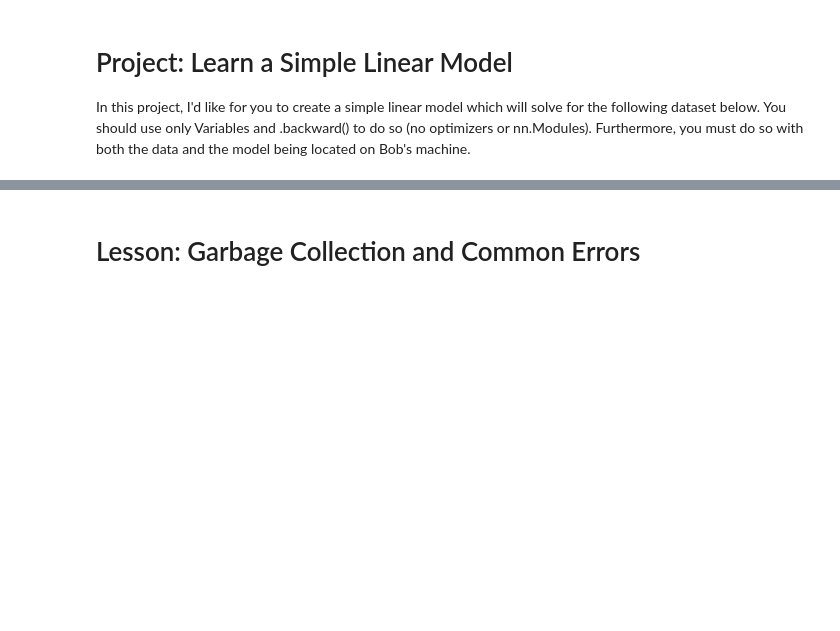
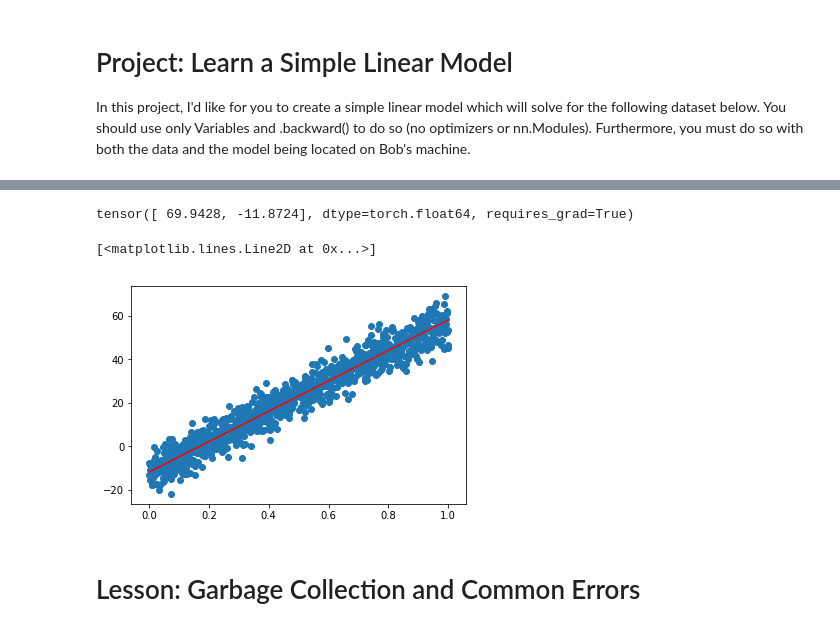
Before and after one commit to mtasende/secure-and-private-ai, a Jupyter notebook: l3_differential_privacy/Section 2 - Federated Learning.ipynb, the cells around one changed output, grey strips where cells are left out. Drawn from its saved outputs; the diff is of its cells as text; code cells hidden in the pictures; blank space fills up the shorter version.

```diff
--- a/l3_differential_privacy/Section 2 - Federated Learning.ipynb
+++ b/l3_differential_privacy/Section 2 - Federated Learning.ipynb
@@ -231,0 +245,26 @@ In this project, I'd like for you to create a simple linear model which will sol
+# %%
+# Create the tensors
+x_t = th.tensor(x)
+y_t = th.tensor(y)
+coefs = th.tensor(np.random.randn(2), requires_grad=True)
+eta = th.tensor(0.05)
+
+# Send the tensors
+x_remote = x_t.send(bob)
+y_remote = y_t.send(bob)
+coefs = coefs.send(bob)
+eta = eta.send(bob)
+# %%
+# Operate remotely
+x_big = th.cat((x_remote.view(-1, 1), th.ones_like(x_remote).view(-1, 1)), 1)
+
+for i in range(1000):
+    y_pred = x_big.mm(coefs.view(-1, 1))
+    loss = ((y_remote.view(1, -1) - y_pred.view(1, -1)) ** 2).mean()
+    loss.backward()
+
+    # Gradient descent
+    with th.no_grad():
+        coefs -=  eta * coefs.grad
+    coefs.grad.zero_()
+    print(f'Iteration {i}. Loss: {loss.item()}')
@@ -232,3 +289,18 @@ In this project, I'd like for you to create a simple linear model which will sol
+# %%
+# Retrieve the results
+coefs = coefs.get()
+x_big_local = th.cat([x_t.view(-1, 1), th.ones_like(x_t).view(-1, 1)], 1)
+y_pred = x_big_local.mm(coefs.view(-1, 1))
+coefs
+# %% [output]
+tensor([ 69.9428, -11.8724], dtype=torch.float64, requires_grad=True)
+# %%
+# Show the results
+plt.scatter(x, y)
+plt.plot(x, y_pred.data.numpy(), 'r')
+# %% [output]
+[<matplotlib.lines.Line2D at 0x...>]
+[figure, added]
 # %% [markdown]
 # Lesson: Garbage Collection and Common Errors
 # %%
```
Also changed, not shown: parts of 57 cells of this notebook.
